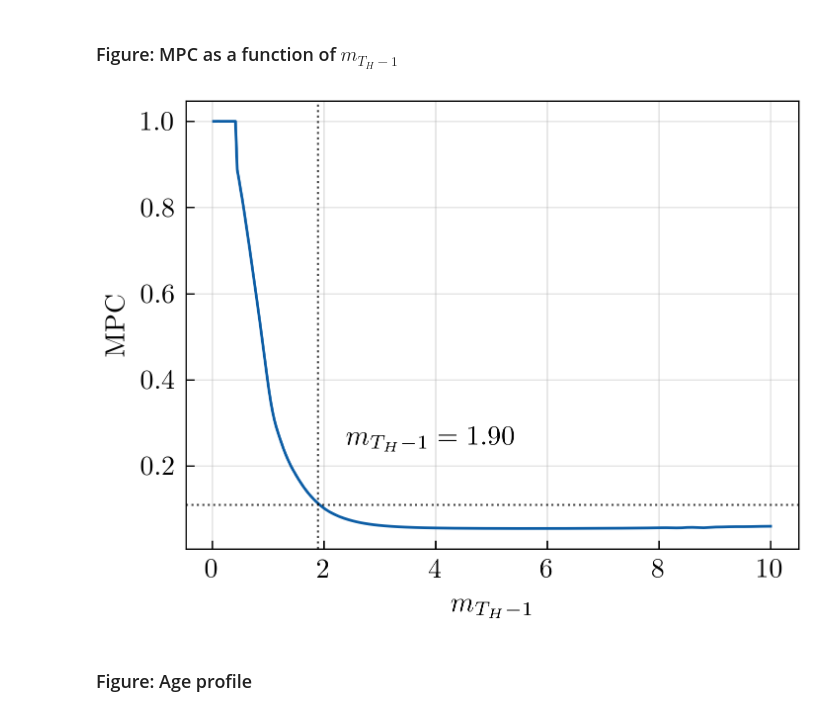
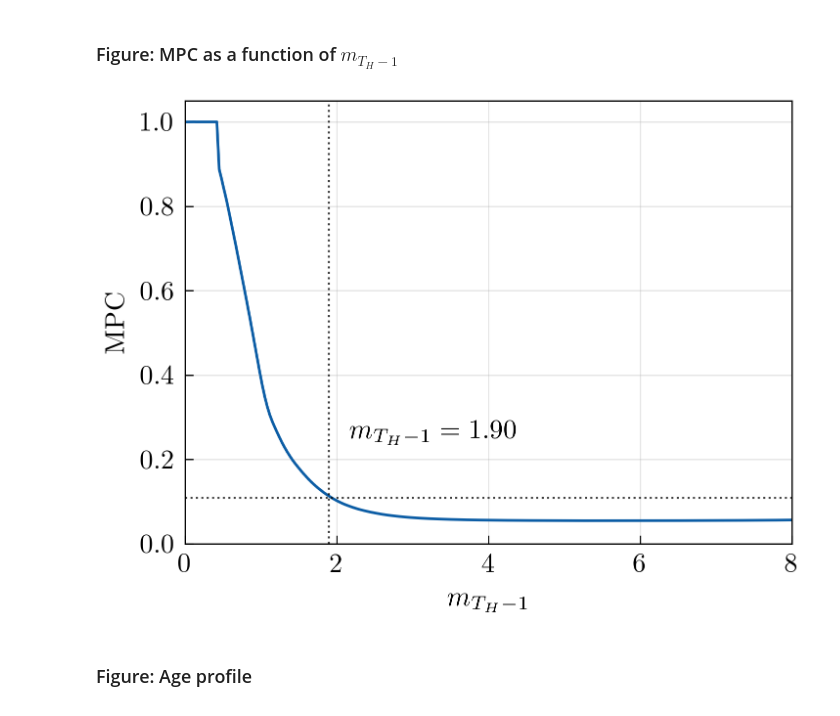
Before and after one commit to JMSundram/DP_TP_21, a Jupyter notebook: RUN_MAIN.ipynb, the cells around one changed output. Drawn from its saved outputs; the diff is of its cells as text; code cells hidden in the pictures.

```diff
--- a/RUN_MAIN.ipynb
+++ b/RUN_MAIN.ipynb
@@ -260,35 +260,37 @@ if save: plt.savefig(r'figs\fig_choice.png')
 # %%
 # Interpolate value function at T_H-1 to value when h_t = alpha
 t = par.TH-1
 
 c = np.nan + np.zeros(par.Nm)
 for i_m in range(par.Nm):
     c[i_m] = tools.interp_linear_1d_scalar(grid_h, sol.c[t,i_m,1,:], par.alpha)
 def smooth(y, box_pts):
     box = np.ones(box_pts)/box_pts
     y_smooth = np.convolve(y, box, mode='same')
     return y_smooth
 
 # Draw figure
 plt.figure(figsize=(4,3),dpi=dpi)
 plt.grid(alpha=1/3) # Make grid
 plt.minorticks_off() # Remove minor ticks
 plt.tick_params(top=False, right=False) # Remove major ticks on top and right
 mpc = np.diff(c)/np.diff(grid_m)
 mpc[14:180] = smooth(mpc,25)[14:180]
 mpc[30:180] = smooth(mpc,5)[30:180]
 mpc[180:]   = smooth(mpc,2)[180:]
 plt.plot(grid_m[1:], mpc)
 plt.xlabel('$m_{T_H-1}$')
 plt.ylabel('MPC')
 switch_m = 1.9
 mpc_at_switch_m = tools.interp_linear_1d_scalar(grid_m, mpc, 1.9)
+plt.xlim([0,8])
+plt.ylim([0,1.05])
 plt.axvline(switch_m, color='black', alpha=3/4, ls=':', lw=3/4)
 plt.axhline(mpc_at_switch_m, color='black', alpha=3/4, ls=':', lw=3/4)
-plt.annotate(f'$m_{{T_H-1}}={switch_m:.2f}$', (2.4,0.25))
-if save: plt.savefig(r'figs\fig_mpc.png')
+plt.annotate(f'$m_{{T_H-1}}={switch_m:.2f}$', (2.17,0.25))
+if save: plt.savefig(r'figs\fig_mpc.pdf')
 # %% [output]
-[figure, old version]
+[figure, new version]
 # %% [markdown]
 ### Figure: Age profile
 # %%
```
Also changed, not shown: parts of 12 cells of this notebook, 31 other files.
